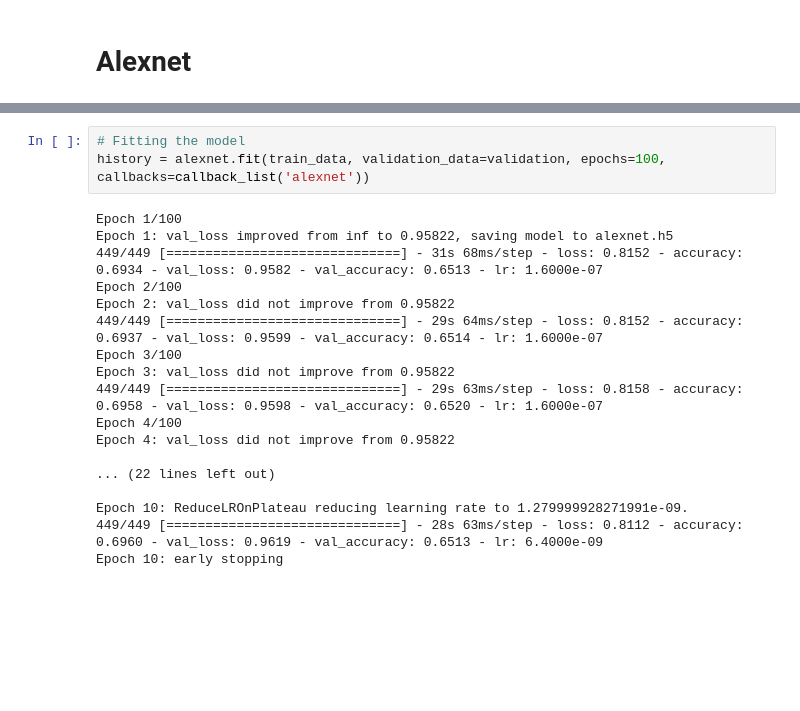
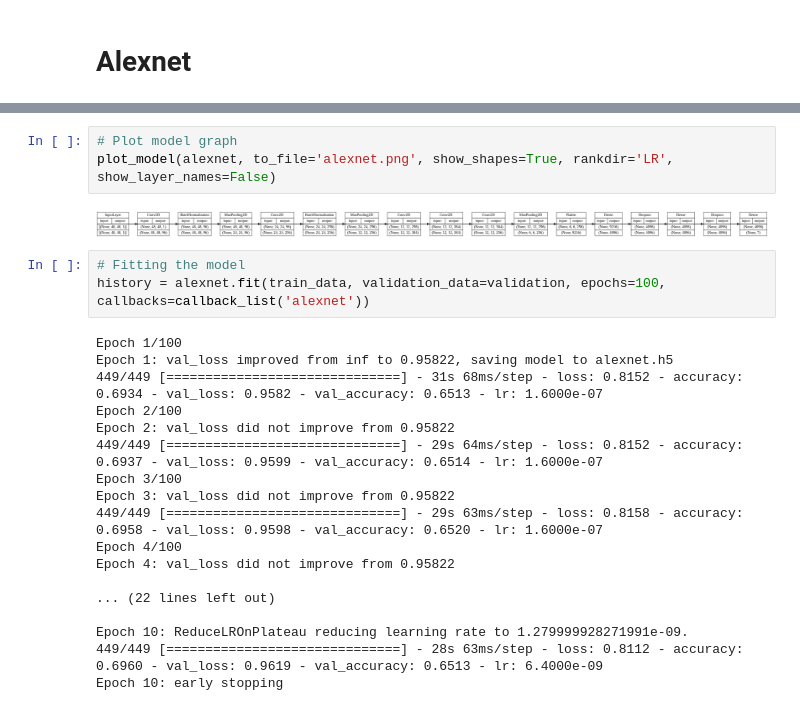
Before and after one commit to s-kp/CapstoneProject-FaceEmotionRecognition, a Jupyter notebook: FER_Notebook.ipynb, the cells around one changed output, grey strips where cells are left out. Cells and saved outputs as stored; diff of their text form; blank space fills up the shorter version.

```diff
--- a/FER_Notebook.ipynb
+++ b/FER_Notebook.ipynb
@@ -211,6 +283,11 @@ Total params: 57,884,231
 Trainable params: 57,883,527
 Non-trainable params: 704
 _________________________________________________________________
+# %%
+# Plot model graph
+plot_model(alexnet, to_file='alexnet.png', show_shapes=True, rankdir='LR', show_layer_names=False)
+# %% [output]
+[figure, added]
 # %%
 # Fitting the model
 history = alexnet.fit(train_data, validation_data=validation, epochs=100, callbacks=callback_list('alexnet'))
```
Also changed, not shown: parts of 15 cells of this notebook.
